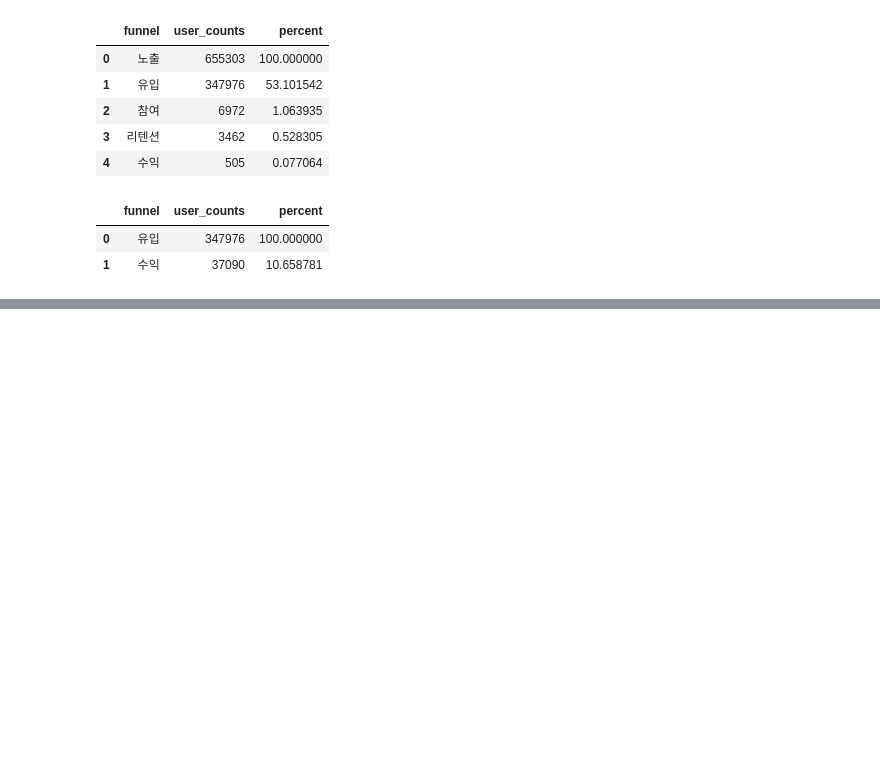
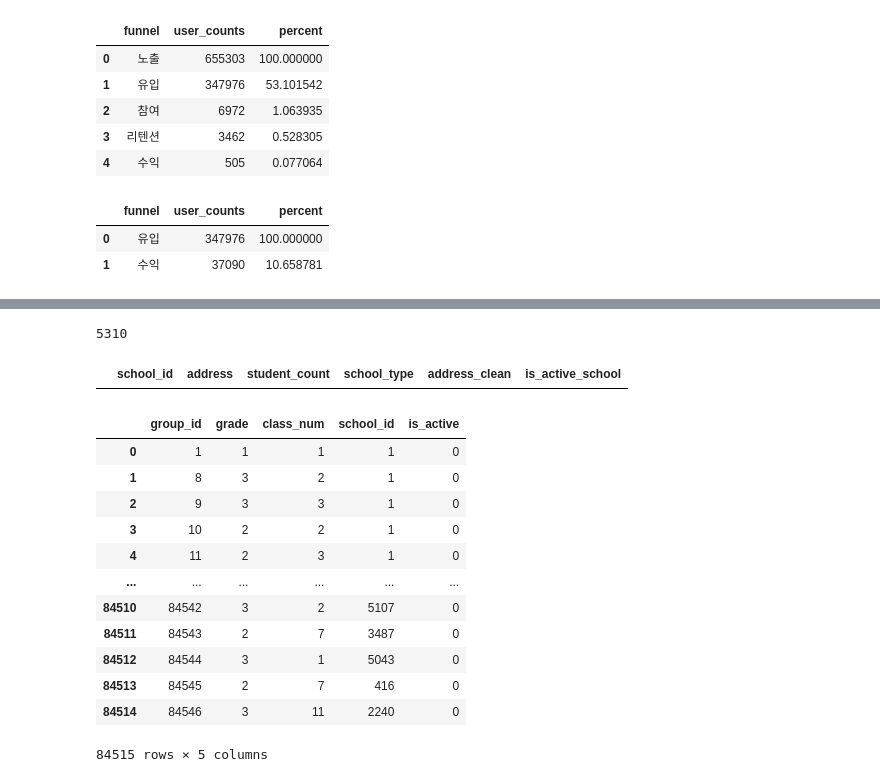
Before and after one commit to EtheriumArchive/Codeit_project, a Jupyter notebook: eda_eunsu_v4.ipynb, the cells around one changed output, grey strips where cells are left out. Drawn from its saved outputs; the diff is of its cells as text; code cells hidden in the pictures; blank space fills up the shorter version.

```diff
--- a/eda_eunsu_v4.ipynb
+++ b/eda_eunsu_v4.ipynb
@@ -994,0 +1039,28 @@ be
+# %%
+# 활성화 학교 유저 수
+len(test_school[test_school['group_id'].isin(real_activate_group_id)])
+# %% [output]
+5310
+# %%
+# 활성화 안된 학교 잘 걸러졌나 -> 잘 됐음! 굿
+test_is_none = accounts_school[accounts_school['school_id'].isin(real_activate_school_id)]
+test_is_none[test_is_none['is_active_school'] == 0]
+# %% [output]
+|  | school_id | address | student_count | school_type | address_clean | is_active_school |
+# %%
+accounts_group['is_active'] = accounts_group['group_id'].apply(lambda x: 1 if x in real_activate_group_id else 0)
+accounts_group
+# %% [output]
+|  | group_id | grade | class_num | school_id | is_active |
+| 0 | 1 | 1 | 1 | 1 | 0 |
+| 1 | 8 | 3 | 2 | 1 | 0 |
+| 2 | 9 | 3 | 3 | 1 | 0 |
+| 3 | 10 | 2 | 2 | 1 | 0 |
+| 4 | 11 | 2 | 3 | 1 | 0 |
+| ... | ... | ... | ... | ... | ... |
+| 84510 | 84542 | 3 | 2 | 5107 | 0 |
+| 84511 | 84543 | 2 | 7 | 3487 | 0 |
+| 84512 | 84544 | 3 | 1 | 5043 | 0 |
+| 84513 | 84545 | 2 | 7 | 416 | 0 |
+| 84514 | 84546 | 3 | 11 | 2240 | 0 |
+84515 rows × 5 columns
```
Also changed, not shown: parts of 5 cells of this notebook.
